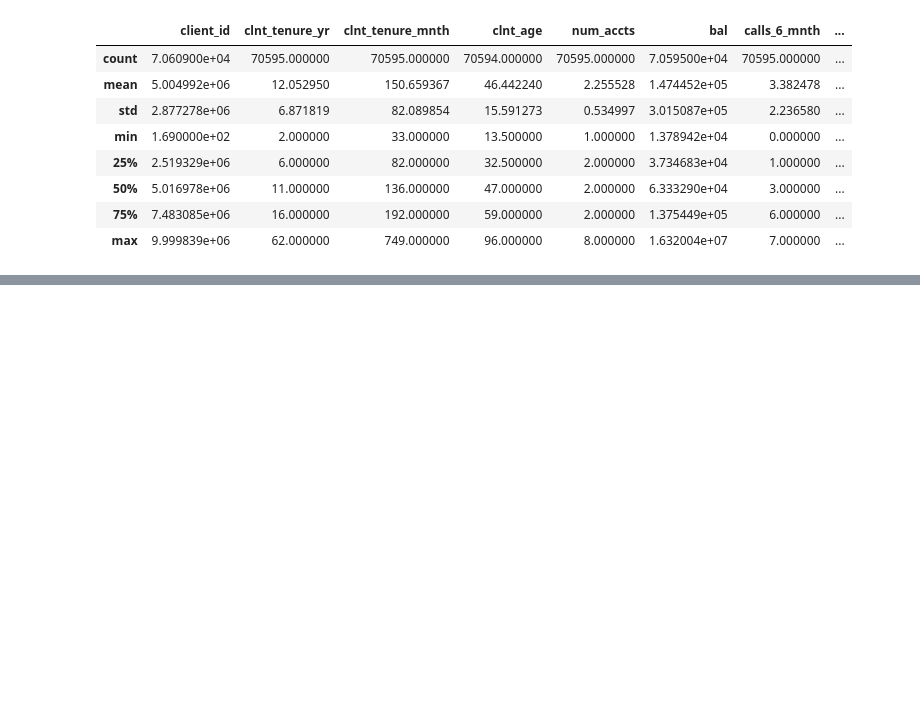
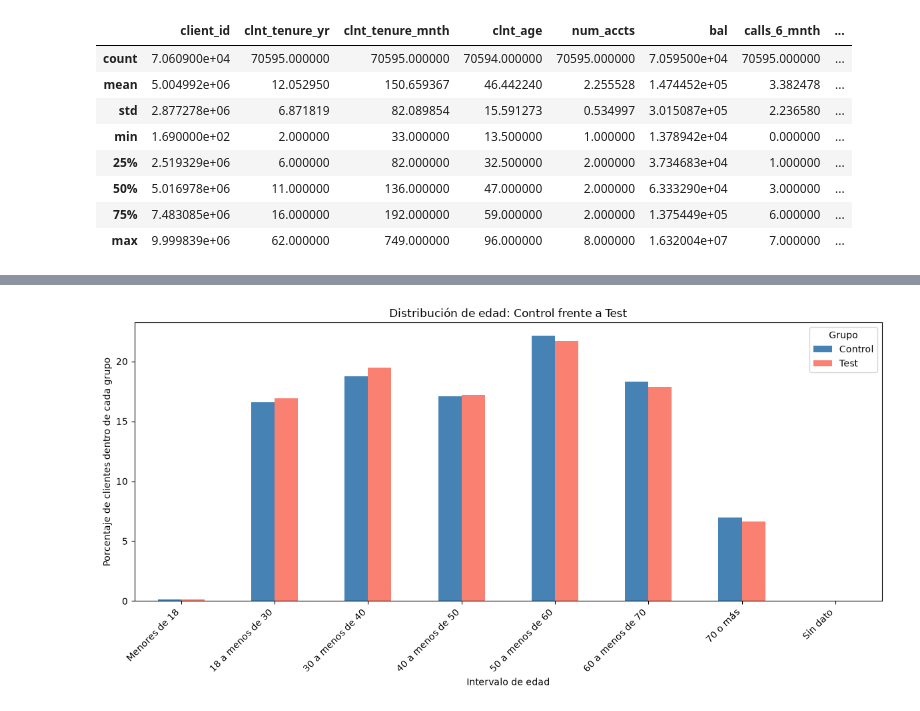
Before and after one commit to walnertpadron18/Proyecto3Tableu, a Jupyter notebook: Prueba1Salva.ipynb, the cells around one changed output, grey strips where cells are left out. Saved outputs shown, nothing was run; the diff lists cells and outputs as text; code cells hidden in the pictures; blank space fills up the shorter version.

Commit message:
Completar exploración y comparación de perfiles Test y Control

```diff
--- a/Prueba1Salva.ipynb
+++ b/Prueba1Salva.ipynb
@@ -67,0 +323,4 @@ df_demo.describe()
+# %%
+df_experimento = df_clientes.loc[df_clientes['Variation'].isin(['Test', 'Control'])].copy()
+
+print("Clientes con grupo asignado:", len(df_experimento))
@@ -67,0 +529,16 @@ df_demo.describe()
+# %%
+porcentaje_edad.T.plot(
+    kind='bar',
+    figsize=(12, 6),
+    color=['steelblue', 'salmon']
+)
+
+plt.title("Distribución de edad: Control frente a Test")
+plt.xlabel("Intervalo de edad")
+plt.ylabel("Porcentaje de clientes dentro de cada grupo")
+plt.xticks(rotation=45, ha='right')
+plt.legend(title="Grupo")
+plt.tight_layout()
+plt.show()
+# %% [output]
+[figure, added]
```
Also changed, not shown: parts of 49 cells of this notebook.
